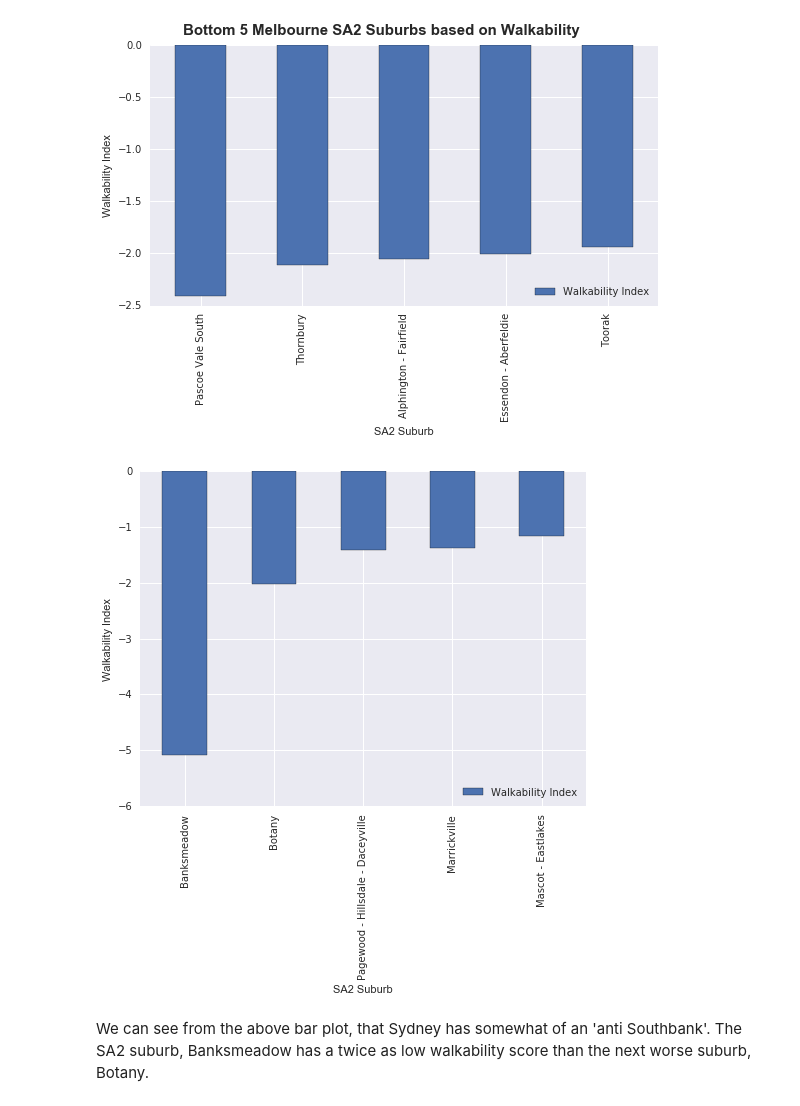
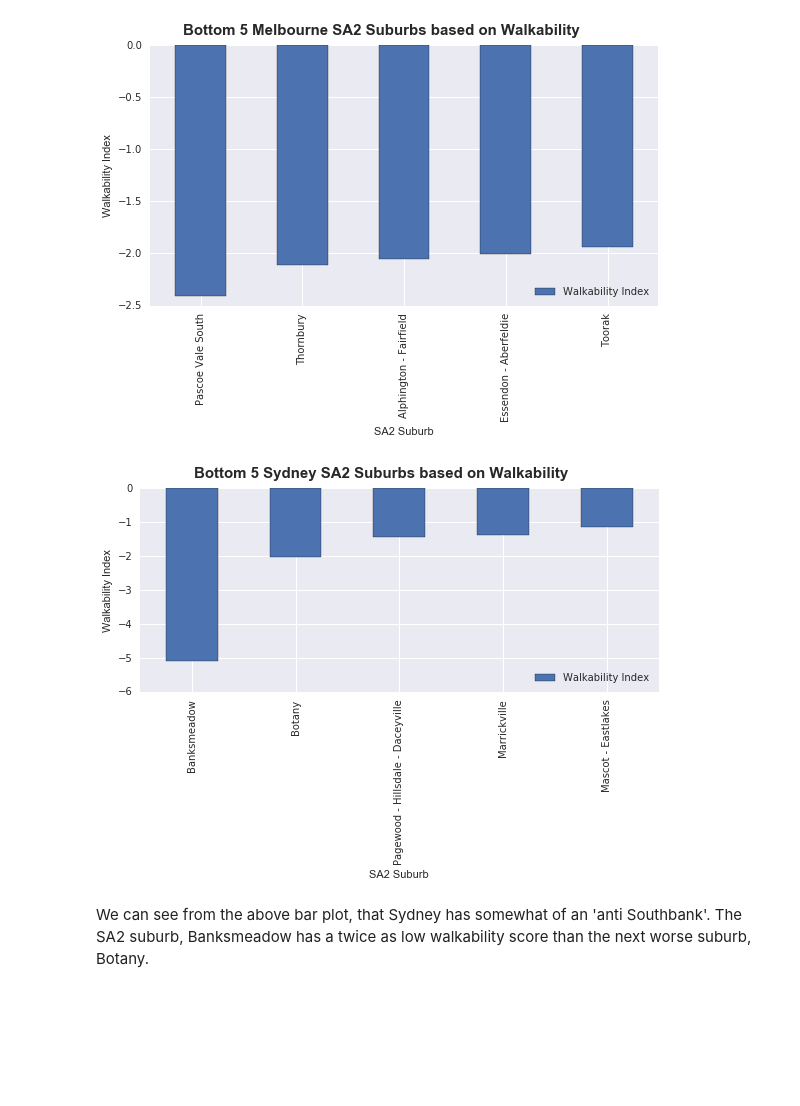
Before and after one commit to sajal2692/Scalable-Walkability-Analysis-of-Melbourne, a Jupyter notebook: Melbourne - Sydney Walkability Comparisons.ipynb, the cells around one changed output. Cells and saved outputs as stored; diff of their text form; code cells hidden in the pictures; blank space fills up the shorter version.

```diff
--- a/Walkability Development Notebook - Melbourne - Sydney comparisons.ipynb
+++ b/Melbourne - Sydney Walkability Comparisons.ipynb
@@ -165,16 +165,16 @@ fig_bot_sa2_melb.savefig("figures/bottom_5_melbourne_sa2.png")
 # %%
 bot_sa2_syd = savg_sa2.sort_values('SumZScore').head(5).plot(kind='bar',figsize=(8,6))
 
 bot_sa2_syd.set_ylabel('Walkability Index') #Setting the Y label
 bot_sa2_syd.set_xlabel('SA2 Suburb') #Setting the X label
 bot_sa2_syd.legend(['Walkability Index'],loc=4)
-fig_bot_sa2_syd = bot_sa2_melb.get_figure() #Assigning the figure to a new variable for further operations
+fig_bot_sa2_syd = bot_sa2_syd.get_figure() #Assigning the figure to a new variable for further operations
 fig_bot_sa2_syd.tight_layout() #To fit everything in the saved image
 fig_bot_sa2_syd.subplots_adjust(top=0.93)
 fig_bot_sa2_syd.suptitle('Bottom 5 Sydney SA2 Suburbs based on Walkability',fontsize=15,fontweight='bold') #Title for the figure
 fig_bot_sa2_syd.savefig("figures/bottom_5_sydney_sa2.png")
 # %% [output]
-[figure, old version]
+[figure, new version]
 # %% [markdown]
 We can see from the above bar plot, that Sydney has somewhat of an 'anti Southbank'. The SA2 suburb, Banksmeadow has a twice as low walkability score than the next worse suburb, Botany.
 # %%
```
Also changed, not shown: 1 other file.
